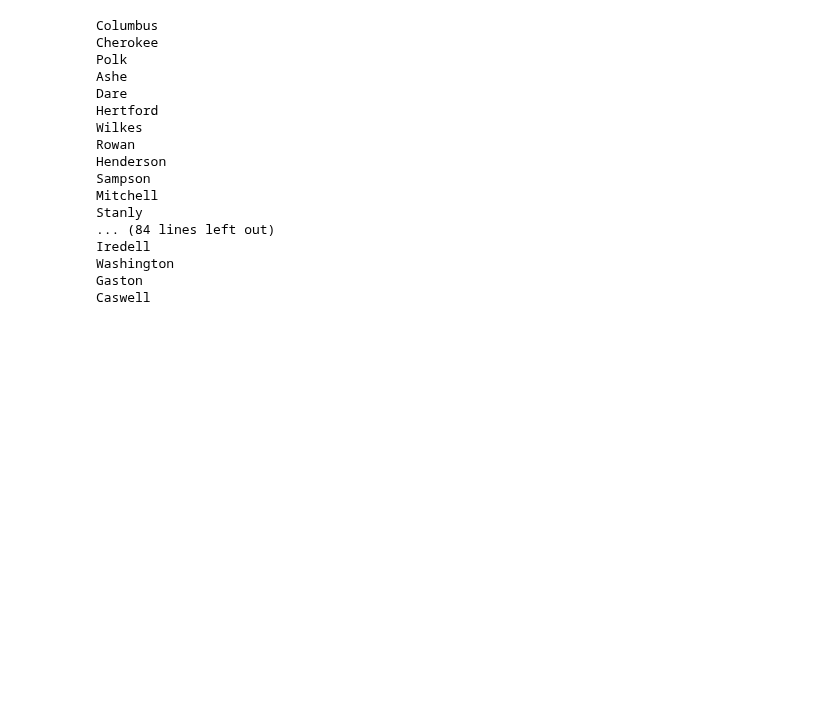
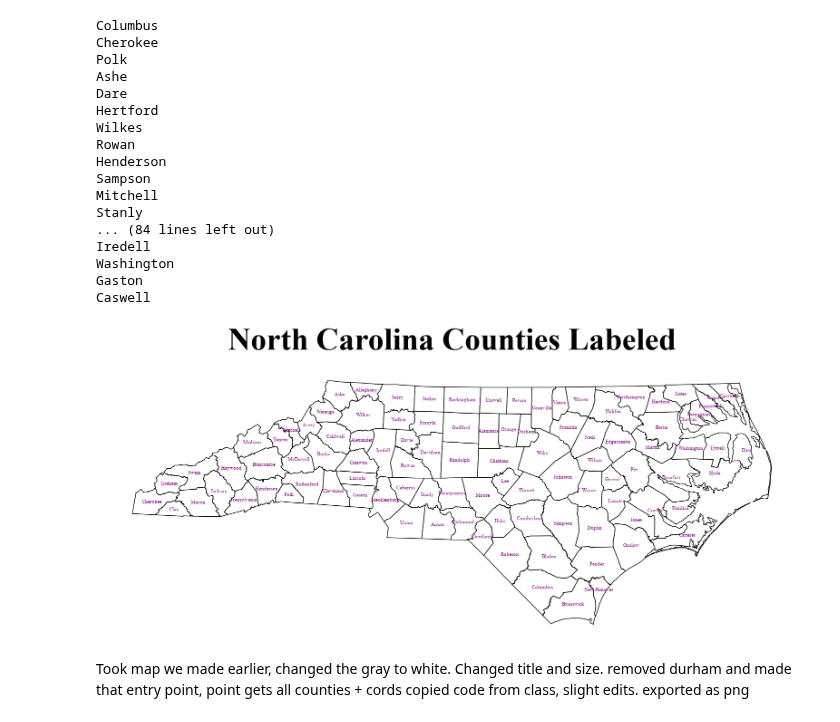
Before and after one commit to hailrod14/geog592-hailrod, a Jupyter notebook: schedule/week09/GEOG592_map_legend_intro.ipynb, the cells around one changed output. Cells and saved outputs as stored; diff of their text form; code cells hidden in the pictures; blank space fills up the shorter version.

```diff
--- a/schedule/week09/GEOG592_map_legend_intro.ipynb
+++ b/schedule/week09/GEOG592_map_legend_intro.ipynb
@@ -178,3 +181,33 @@ Iredell
 Washington
 Gaston
 Caswell
+# %%
+x = int(ncc_copy[ncc_copy["NAME"] == "Durham"]['geometry'].x.iloc[0])
+y = int(ncc_copy[ncc_copy["NAME"] == "Durham"]['geometry'].y.iloc[0])
+
+ax.text(x,y, 'Durham', color = 'purple', fontsize = 20, fontweight = 'bold', fontname = 'Times New Roman')
+
+ax.set_axis_off()
+fig.savefig("nc_county_labels.png", bbox_inches='tight')
+plt.show()
+# %%
+fig, ax = plt.subplots(figsize=(20,10))
+ncplot(ax, 'black', 'white')
+ax.set_title("North Carolina Counties Labeled", fontsize=50, pad=30, fontweight="bold", fontname="TIMES NEW ROMAN")
+
+for name in ncc_copy["NAME"]:
+    point = ncc_copy['geometry'][ncc_copy["NAME"] == name]
+    x = int(point.x.iloc[0])
+    y = int(point.y.iloc[0])
+    ax.text(x,y, name, ha="center", va="center", color = 'purple', fontsize = 8, fontweight = 'regular', fontname = 'Times New Roman')
+
+ax.set_axis_off()
+fig.savefig("nc_county_labels.png", bbox_inches='tight')
+
+plt.show()
+# %% [output]
+[figure, added]
+# %% [markdown]
+Took map we made earlier, changed the gray to white. Changed title and size.
+removed durham and made that entry point, point gets all counties + cords
+copied code from class, slight edits. exported as png
```
Also changed, not shown: parts of 1 cell of this notebook, 1 other file.
